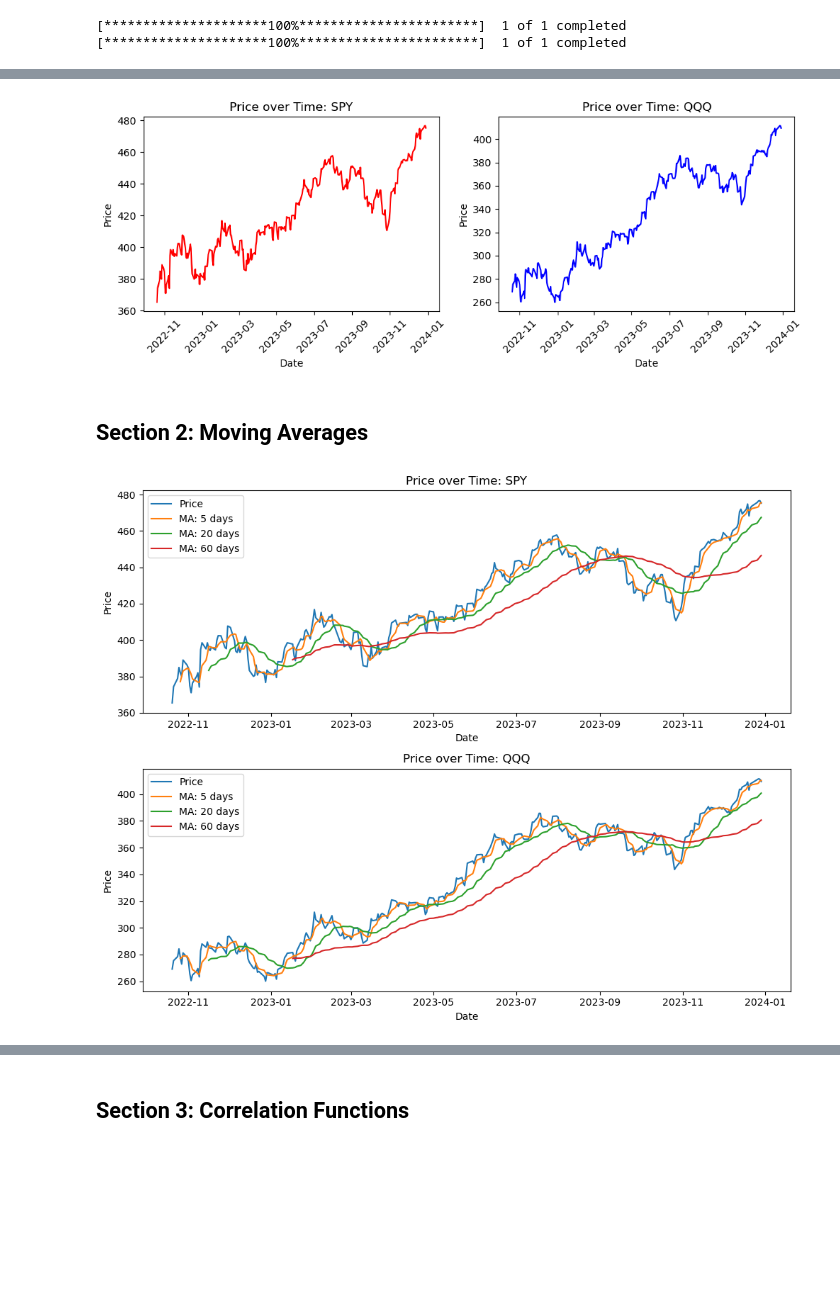
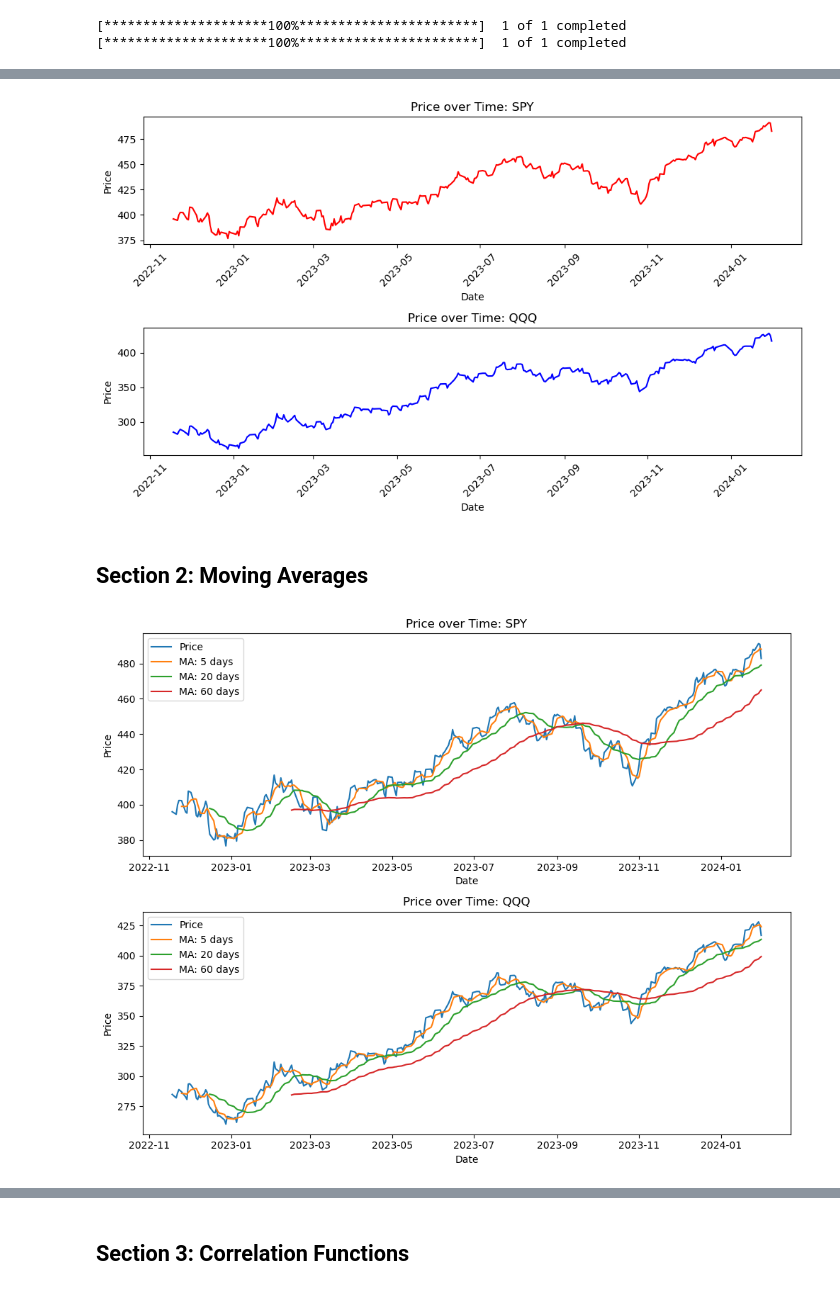
Before and after one commit to MC-Kangan/Algo_Trading_ETF_Analytics, a Jupyter notebook: etf_analysis.ipynb, the cells around one changed output, grey strips where cells are left out. Saved outputs shown, nothing was run; the diff lists cells and outputs as text; code cells hidden in the pictures; blank space fills up the shorter version.

```diff
--- a/etf_analysis.ipynb
+++ b/etf_analysis.ipynb
@@ -15,7 +19,7 @@ ETF2 = 'QQQ'
 # %% [markdown]
 ## Section 1: Time Series
 # %%
-end_date = datetime(2023, 12, 31)
+end_date = datetime(2024, 2, 1)
 start_date = end_date - timedelta(days=450)
 
 # end_date = datetime.now()
@@ -63,29 +82,29 @@ plot_candlestick_graph(ETF1_data, ETF1)
 plot_candlestick_graph(ETF2_data, ETF2)
 # %%
 
-fig, axs = plt.subplots(1, 2, figsize=(10, 4))
+fig, axs = plt.subplots(2, 1, figsize=(10, 6))
 
 # First subplot
 axs[0].plot(ETF1_data.index, ETF1_data[COL], 'r')  # 'r' is the color red
-axs[0].set_title('Price over Time: SPY')
+axs[0].set_title(f'Price over Time: {ETF1}')
 axs[0].set_xlabel('Date')
 axs[0].set_ylabel('Price')
 axs[0].tick_params(axis='x', rotation=45)
 
 # Second subplot
 axs[1].plot(ETF2_data.index, ETF2_data[COL], 'b')  # 'b' is the color blue
-axs[1].set_title('Price over Time: QQQ')
+axs[1].set_title(f'Price over Time: {ETF2}')
 axs[1].set_xlabel('Date')
 axs[1].set_ylabel('Price')
 axs[1].tick_params(axis='x', rotation=45)
 
 # Adjust layout to prevent overlap
 plt.tight_layout()
 
 # Show the plot
 plt.show()
 # %% [output]
-[figure, old version]
+[figure, new version]
 # %% [markdown]
 ## Section 2: Moving Averages
 # %%
@@ -98,7 +117,7 @@ axs[0].plot(ETF1_data.index, ETF1_data[COL], label = 'Price')
 axs[0].plot(get_moving_avg(ETF1_data, COL, 5), label = 'MA: 5 days')
 axs[0].plot(get_moving_avg(ETF1_data, COL, 20), label = 'MA: 20 days')
 axs[0].plot(get_moving_avg(ETF1_data, COL, 60), label = 'MA: 60 days')
-axs[0].set_title('Price over Time: SPY')
+axs[0].set_title(f'Price over Time: {ETF1}')
 axs[0].set_xlabel('Date')
 axs[0].set_ylabel('Price')
 axs[0].legend()
@@ -107,14 +126,14 @@ axs[1].plot(ETF2_data.index, ETF2_data[COL], label = 'Price')
 axs[1].plot(get_moving_avg(ETF2_data, COL, 5), label = 'MA: 5 days')
 axs[1].plot(get_moving_avg(ETF2_data, COL, 20), label = 'MA: 20 days')
 axs[1].plot(get_moving_avg(ETF2_data, COL, 60), label = 'MA: 60 days')
-axs[1].set_title('Price over Time: QQQ')
+axs[1].set_title(f'Price over Time: {ETF2}')
 axs[1].set_xlabel('Date')
 axs[1].set_ylabel('Price')
 axs[1].legend()
 
 plt.tight_layout()
 # %% [output]
-[figure, old version]
+[figure, new version]
 # %%
 def get_return(data, col, log=False):
 
```
Also changed, not shown: parts of 16 cells of this notebook, 3 other files.
